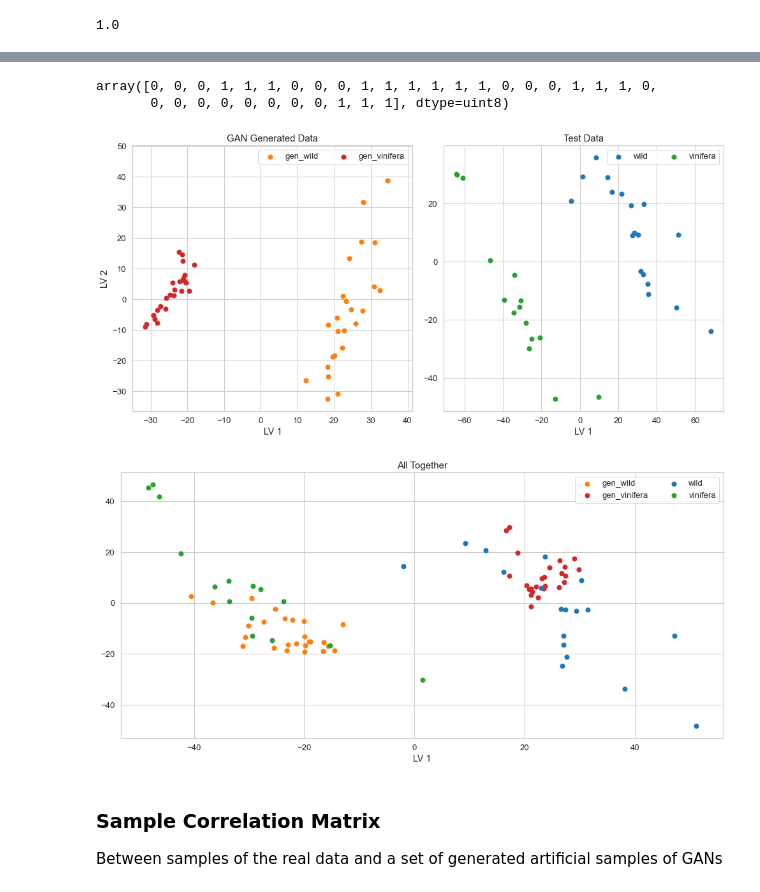
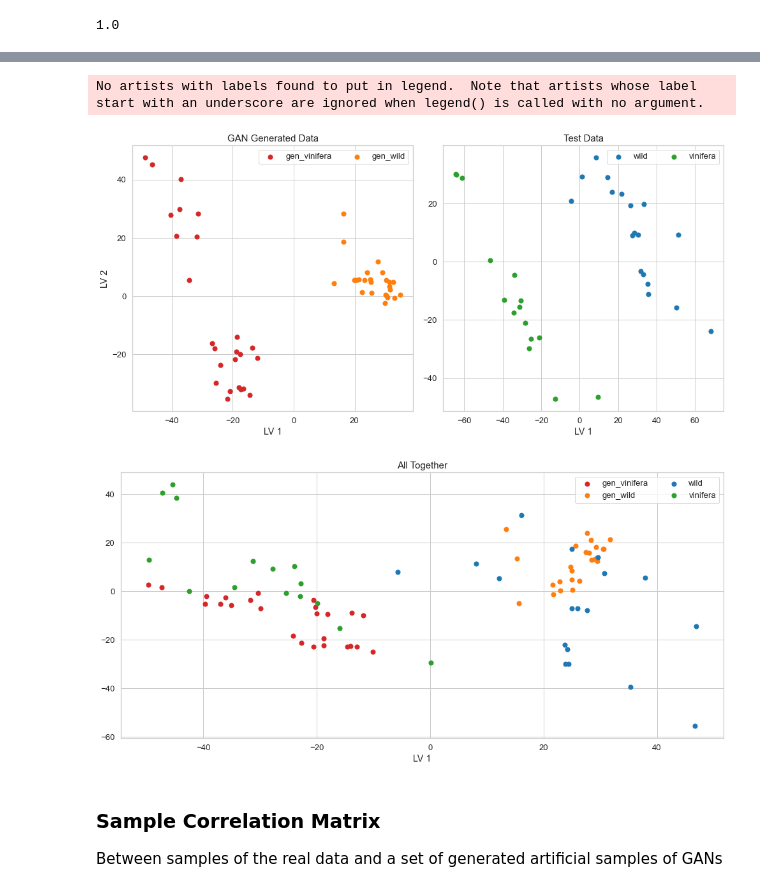
Before and after one commit to ftraquete/MetDataAug, a Jupyter notebook: Feature Occurrence Data Noise Inducers.ipynb, the cells around one changed output, grey strips where cells are left out. Saved outputs shown, nothing was run; the diff lists cells and outputs as text; code cells hidden in the pictures.

Commit message:
Finished re-running part of the notebooks and some other minor changes.

```diff
--- a/Feature Occurrence Data Noise Inducers.ipynb
+++ b/Feature Occurrence Data Noise Inducers.ipynb
@@ -1314,25 +1311,3 @@ print('Correlation Artificial-Artificial calculation ended.')
-# %%
-with sns.axes_style("whitegrid"):
-    with sns.plotting_context("notebook", font_scale=1.2):
-        f, ax = plt.subplots(1, 1, figsize = (8,6))#, sharey='row')#, sharex='col')
-        X = np.arange(-1, 1.01, 0.05)
-        hist = np.histogram(correlation_real_real.values.flatten()[~np.isnan(correlation_real_real.values.flatten())], bins=50)
-        hist_dist = stats.rv_histogram(hist)
-        ax.plot(X, hist_dist.pdf(X), color='blue', label='Real-Real')
-        ax.set_ylabel('PDF', fontsize=15)
-
-        hist = np.histogram(correlation_gen_gen.values.flatten()[~np.isnan(correlation_gen_gen.values.flatten())], bins=50)
-        hist_dist = stats.rv_histogram(hist)
-        ax.plot(X, hist_dist.pdf(X), color='skyblue', label='Real-Artificial')
-
-        hist = np.histogram(correlation_gan_gan.values.flatten()[~np.isnan(correlation_gan_gan.values.flatten())], bins=50)
-        hist_dist = stats.rv_histogram(hist)
-        ax.plot(X, hist_dist.pdf(X), color='cyan', label='Artificial-Artificial')
-
-        ax.legend()
-        ax.set_title('Feature Correlations', fontsize=18)
-
-    f.text(0.5, 0.05, 'Correlation', ha='center', va='top', fontsize=15)
 # %% [markdown]
 ### Counts histograms
 # %%
@@ -1490,11 +1465,11 @@ plt.show()
 # %% [markdown]
 ### CAS (Classification Accuracy Score)
 # %%
-bin_arti_data_labels = [0]*(len(bin_arti_data)//2) + [1]*(len(bin_arti_data)//2)
+bin_arti_data_labels = [1]*(len(bin_arti_data)//2) + [0]*(len(bin_arti_data)//2)
 t_data = datasets['vitis_types']['BinSim'].copy()
 t_labels = pd.get_dummies(datasets['vitis_types']['target']).values[:,0]
 
-lbls_bin_n = [0]*(len(lbls_bin)//2) + [1]*(len(lbls_bin)//2)
+lbls_bin_n = [1]*(len(lbls_bin)//2) + [0]*(len(lbls_bin)//2)
 # %% [markdown]
 Random Forest Tests
 # %%
@@ -2167,10 +2127,10 @@ treated_datasets['i_rs_cf_dist']
 1024 rows × 3025 columns
 # %%
-arti_data_labels = [0]*(len(arti_data)//2) + [1]*(len(arti_data)//2)
+arti_data_labels = [1]*(len(arti_data)//2) + [0]*(len(arti_data)//2)
 t_data = datasets['vitis_types']['NGP'].copy()
 t_labels = pd.get_dummies(datasets['vitis_types']['target']).values[:,0]
 
-lbls_bin_n = [0]*(len(lbls_bin)//2) + [1]*(len(lbls_bin)//2)
+lbls_bin_n = [1]*(len(lbls_bin)//2) + [0]*(len(lbls_bin)//2)
 # %% [markdown]
 Random Forest Tests
 # %%
@@ -2304,9 +2244,4 @@ print(accuracy)
 1.0
-# %%
-t_labels
-# %% [output]
-array([0, 0, 0, 1, 1, 1, 0, 0, 0, 1, 1, 1, 1, 1, 1, 0, 0, 0, 1, 1, 1, 0,
-       0, 0, 0, 0, 0, 0, 0, 0, 1, 1, 1], dtype=uint8)
 # %%
 t_labels_2 = []
 for i in t_labels:
@@ -2315,22 +2250,23 @@ for i in t_labels:
     else:
         t_labels_2.append('wild')
 # %%
-n_components = 4
+#n_components = 4
 
+arti_data_lbls = ['gen_vinifera']*(len(arti_data)//2) + ['gen_wild']*(len(arti_data)//2)
 #t_labels_2 = ['vinifera' for i in true_labels[-3*batch_size:] if i==0 else 'wild']
 
 
 model, scores = ma.fit_PLSDA_model(arti_data, arti_data_lbls, n_comp=n_components)
 model2, scores2 = ma.fit_PLSDA_model(t_data, t_labels_2, n_comp=n_components)
 
-#ordered_labels_test = ('wild','gen_wild','vinifera','gen_vinifera')
+ordered_labels_test = ('wild','gen_wild','vinifera','gen_vinifera')
 lcolors = label_colors_test
 
 with sns.axes_style("whitegrid"):
     with sns.plotting_context("notebook", font_scale=1.2):
-        fig, (axl, axr) = plt.subplots(1,2, figsize=(14,7))
+        fig, (axl, axr) = plt.subplots(1,2, figsize=(14,7))#
         gem.plot_PLS(scores, lcolors, title="GAN Generated Data", ax=axl)
-        #plt.legend(loc='upper left', ncol=2)
+        plt.legend(loc='upper left', ncol=2)
 
         gem.plot_PLS(scores2, lcolors, title="Test Data", ax=axr)
         axr.set_ylabel('')
@@ -2339,29 +2275,29 @@ with sns.axes_style("whitegrid"):
         plt.tight_layout()
         plt.show()
 # %% [output]
+No artists with labels found to put in legend.  Note that artists whose label start with an underscore are ignored when legend() is called with no argument.
-[figure, old version]
+[figure, new version]
 # %%
 n_components = 4
 
 df_temp = pd.concat([arti_data, t_data])
 labels_temp = arti_data_lbls + t_labels_2
 
 model, scores = ma.fit_PLSDA_model(df_temp, labels_temp, n_comp=n_components)
 
-#ordered_labels_test = ('wild','gen_wild','vinifera','gen_vinifera')
+ordered_labels_test = ('wild','gen_wild','vinifera','gen_vinifera')
 lcolors = label_colors_test
-
 with sns.axes_style("whitegrid"):
     with sns.plotting_context("notebook", font_scale=1.2):
         fig, ax = plt.subplots(1,1, figsize=(14,7))
         gem.plot_PLS(scores, lcolors, title="All Together", ax=ax)
 
         ax.set_ylabel('')
         ax.legend(loc='upper right', ncol=2)
         plt.tight_layout()
         plt.show()
 # %% [output]
-[figure, old version]
+[figure, new version]
 # %% [markdown]
 ### Sample Correlation Matrix
 
```
Also changed, not shown: parts of 80 cells of this notebook, 1 other file.
